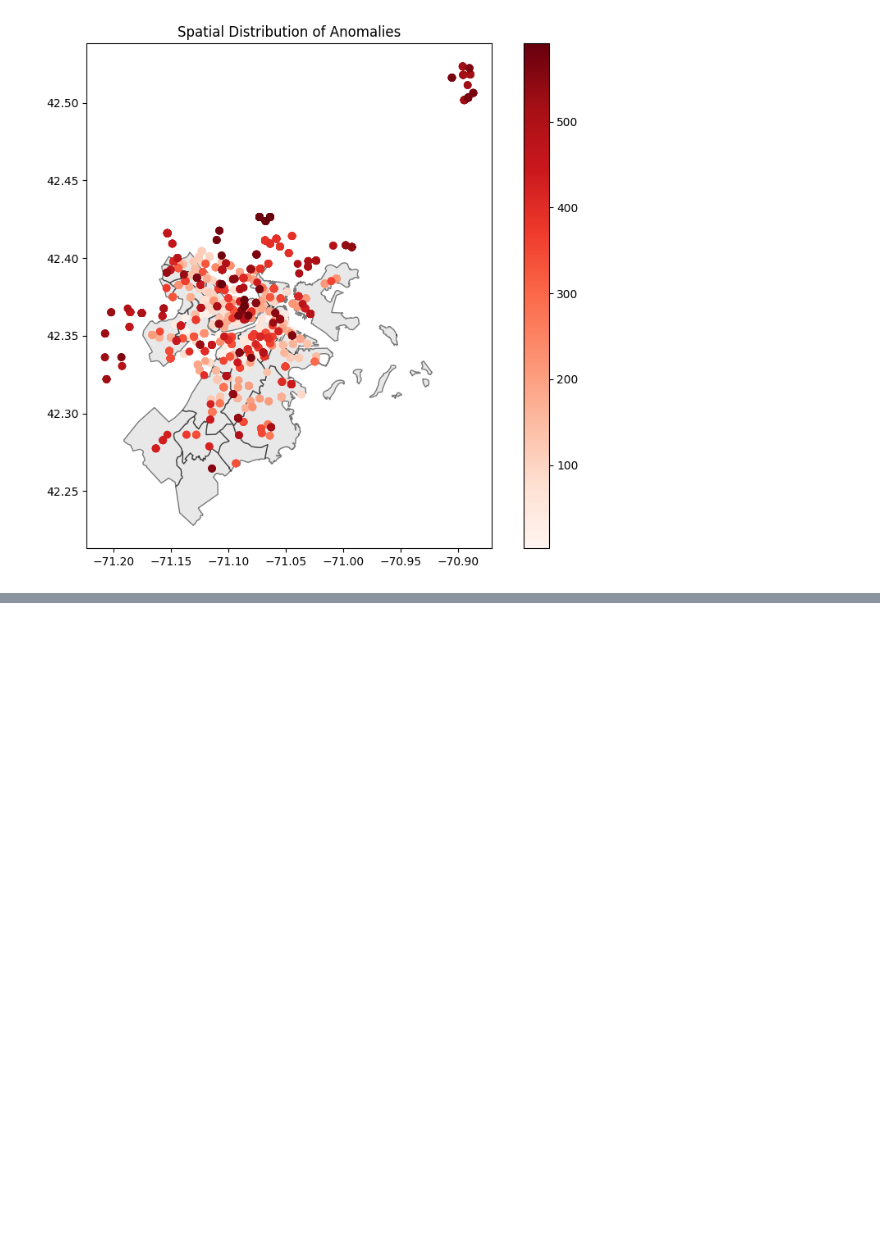
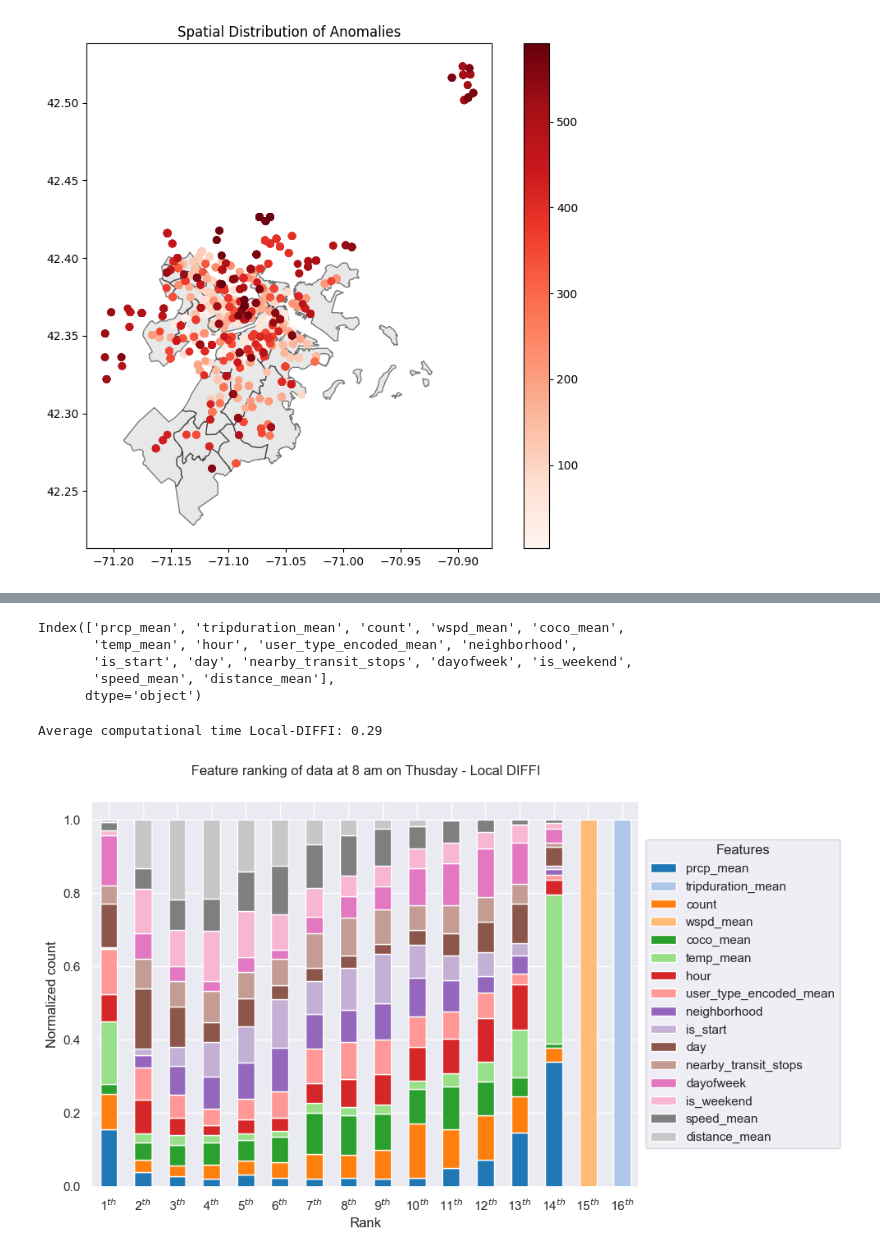
Before and after one commit to elnurisg/anomaly_detection_for_shared_mobility, a Jupyter notebook: station_focus/data_analysis.ipynb, the cells around one changed output, grey strips where cells are left out. Cells and saved outputs as stored; diff of their text form; code cells hidden in the pictures; blank space fills up the shorter version.

```diff
--- a/station_focus/data_analysis.ipynb
+++ b/station_focus/data_analysis.ipynb
@@ -975,3 +975,30 @@ plt.title('Spatial Distribution of Anomalies')
 plt.show()
 # %% [output]
 [figure]
+# %%
+features = [
+    'count',                 # Core usage metric
+    'distance_mean',         # Average trip distance
+    'tripduration_mean',     # Average trip duration
+    'speed_mean',            # Average trip speed
+    'temp_mean',             # Weather impact
+    'prcp_mean',             # Weather impact
+    'wspd_mean',             # Weather impact
+    'hour',                  # Temporal variation
+    'day',
+    'dayofweek',             # Temporal variation
+    'nearby_transit_stops',   # Station context
+    'user_type_encoded_mean',
+    'coco_mean',
+    'is_weekend',
+    'neighborhood',
+    'is_start'
+]
+X = leisure_trips[features].fillna(0)
+# %%
+iforest = IsolationForest(n_estimators= 500, max_samples=1024, contamination='auto', random_state=0)
+iforest.fit(X)
+y_pred = np.array(iforest.decision_function(X) < 0).astype('int')
+# %%
+sorted_idx = diffi_ranks(X, n_trees=100, max_samples=1024, n_iter=5)
+sorted_feature_names = X.columns[sorted_idx].tolist()
@@ -977,0 +1021,18 @@ plt.show()
+# %%
+X.columns[sorted_idx]
+# %% [output]
+Index(['prcp_mean', 'tripduration_mean', 'count', 'wspd_mean', 'coco_mean',
+       'temp_mean', 'hour', 'user_type_encoded_mean', 'neighborhood',
+       'is_start', 'day', 'nearby_transit_stops', 'dayofweek', 'is_weekend',
+       'speed_mean', 'distance_mean'],
+      dtype='object')
+# %%
+# Local-DIFFI
+diffi_te, ord_idx_diffi_te, exec_time_diffi_te = local_diffi_batch(iforest, X.iloc[y_pred == 1])
+print('Average computational time Local-DIFFI: {}'.format(round(np.mean(exec_time_diffi_te),3)))
+# %% [output]
+Average computational time Local-DIFFI: 0.29
+# %%
+plot_feature_ranking(ord_idx_diffi_te, title = 'Feature ranking of data at 8 am on Thusday - Local DIFFI', sorted_feature_names = sorted_feature_names)
+# %% [output]
+[figure, added]
```
Also changed, not shown: parts of 6 cells of this notebook.
